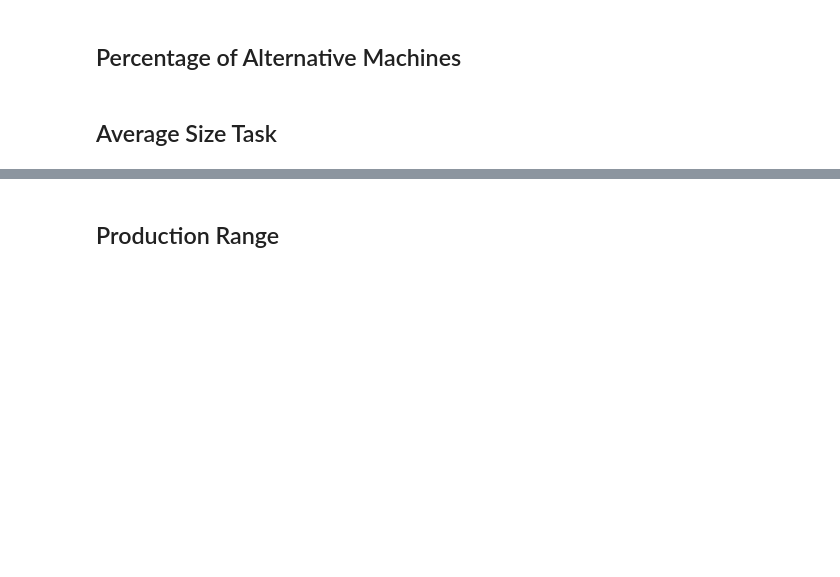
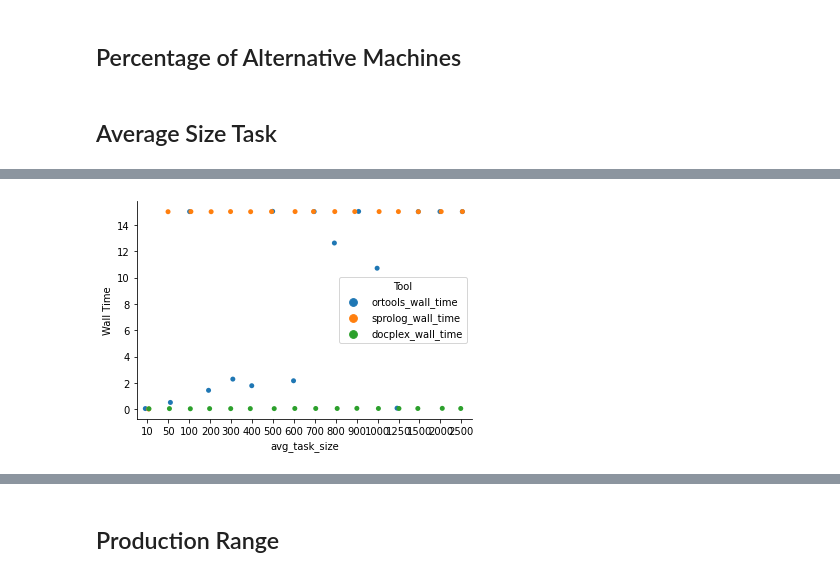
Before and after one commit to LeKinaSa/plr-job-shop, a Jupyter notebook: FinalResultsAnalysis.ipynb, the cells around one changed output, grey strips where cells are left out. Drawn from its saved outputs; the diff is of its cells as text; code cells hidden in the pictures; blank space fills up the shorter version.

```diff
--- a/FinalResultsAnalysis.ipynb
+++ b/FinalResultsAnalysis.ipynb
@@ -136,0 +157,10 @@ time_out_branches
+# %%
+# wall time
+df = avg_task_size_wall_time.astype(float)
+df['avg_task_size'] = df['avg_task_size'].astype(int)
+sns_df = df.melt('avg_task_size', var_name='Tool', value_name='Wall Time')
+
+sns.stripplot(x='avg_task_size', y='Wall Time', data=sns_df, hue='Tool', jitter=0.1)
+sns.despine()
+# %% [output]
+[figure, added]
```
Also changed, not shown: parts of 4 cells of this notebook.
